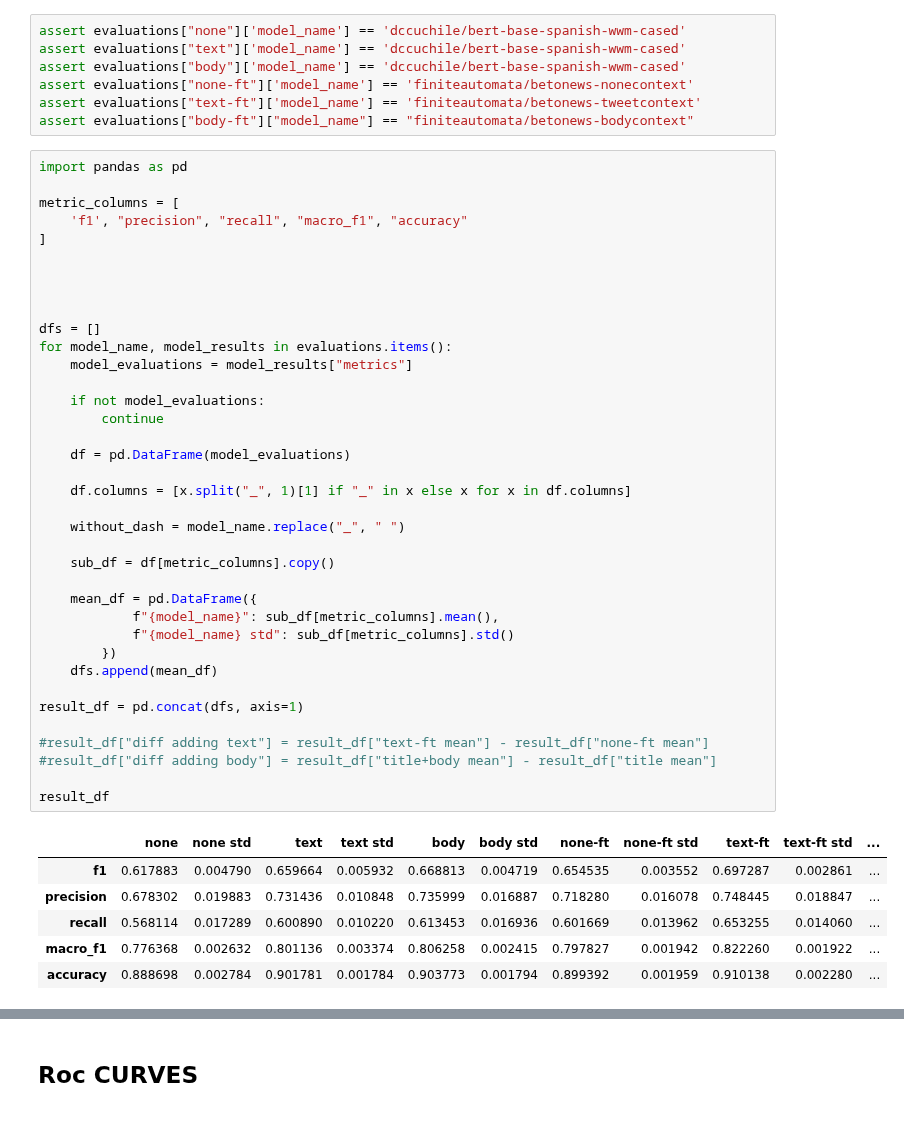
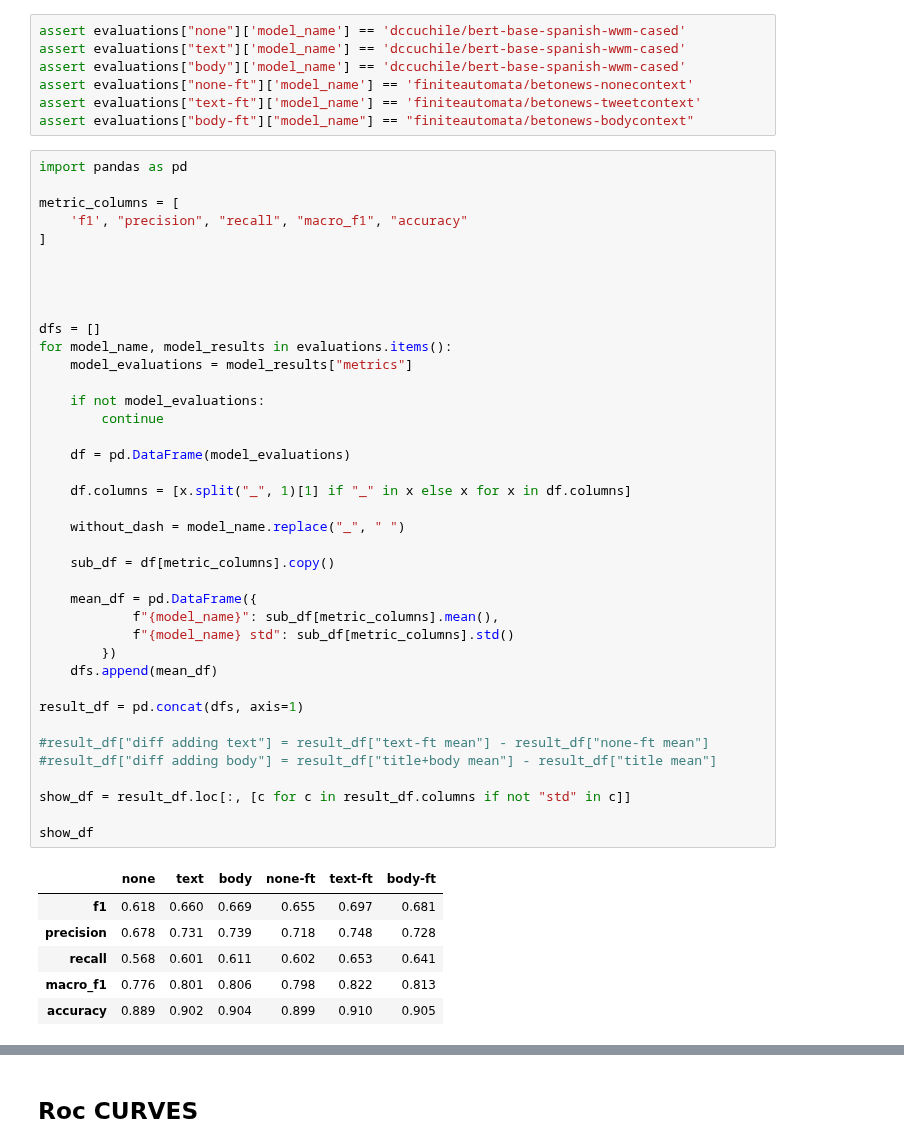
Before and after one commit to finiteautomata/contextualized-hatespeech-classification, a Jupyter notebook: notebooks/Results - plain new.ipynb, the cells around one changed output, grey strips where cells are left out. Cells and saved outputs as stored; diff of their text form.

Commit message:
Final results

```diff
--- a/notebooks/Results - plain new.ipynb
+++ b/notebooks/Results - plain new.ipynb
@@ -62,37 +62,39 @@ metric_columns = [
 
 
 
 dfs = []
 for model_name, model_results in evaluations.items():
     model_evaluations = model_results["metrics"]
 
     if not model_evaluations:
         continue
 
     df = pd.DataFrame(model_evaluations)
 
     df.columns = [x.split("_", 1)[1] if "_" in x else x for x in df.columns]
 
     without_dash = model_name.replace("_", " ")
 
     sub_df = df[metric_columns].copy()
 
     mean_df = pd.DataFrame({
             f"{model_name}": sub_df[metric_columns].mean(),
             f"{model_name} std": sub_df[metric_columns].std()
         })
     dfs.append(mean_df)
 
 result_df = pd.concat(dfs, axis=1)
 
 #result_df["diff adding text"] = result_df["text-ft mean"] - result_df["none-ft mean"]
 #result_df["diff adding body"] = result_df["title+body mean"] - result_df["title mean"]
 
-result_df
+show_df = result_df.loc[:, [c for c in result_df.columns if not "std" in c]]
+
+show_df
 # %% [output]
-|  | none | none std | text | text std | body | body std | none-ft | none-ft std | text-ft | text-ft std | ... |
-| f1 | 0.617883 | 0.004790 | 0.659664 | 0.005932 | 0.668813 | 0.004719 | 0.654535 | 0.003552 | 0.697287 | 0.002861 | ... |
-| precision | 0.678302 | 0.019883 | 0.731436 | 0.010848 | 0.735999 | 0.016887 | 0.718280 | 0.016078 | 0.748445 | 0.018847 | ... |
-| recall | 0.568114 | 0.017289 | 0.600890 | 0.010220 | 0.613453 | 0.016936 | 0.601669 | 0.013962 | 0.653255 | 0.014060 | ... |
-| macro_f1 | 0.776368 | 0.002632 | 0.801136 | 0.003374 | 0.806258 | 0.002415 | 0.797827 | 0.001942 | 0.822260 | 0.001922 | ... |
-| accuracy | 0.888698 | 0.002784 | 0.901781 | 0.001784 | 0.903773 | 0.001794 | 0.899392 | 0.001959 | 0.910138 | 0.002280 | ... |
+|  | none | text | body | none-ft | text-ft | body-ft |
+| f1 | 0.618 | 0.660 | 0.669 | 0.655 | 0.697 | 0.681 |
+| precision | 0.678 | 0.731 | 0.739 | 0.718 | 0.748 | 0.728 |
+| recall | 0.568 | 0.601 | 0.611 | 0.602 | 0.653 | 0.641 |
+| macro_f1 | 0.776 | 0.801 | 0.806 | 0.798 | 0.822 | 0.813 |
+| accuracy | 0.889 | 0.902 | 0.904 | 0.899 | 0.910 | 0.905 |
```
Also changed, not shown: parts of 4 cells of this notebook, 5 other files.
